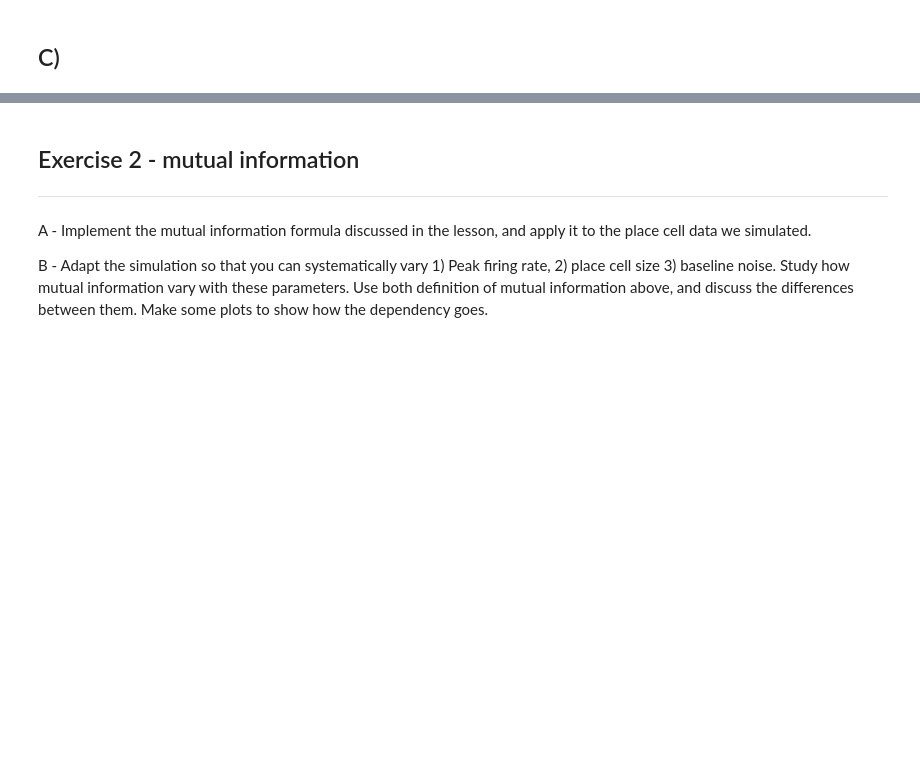
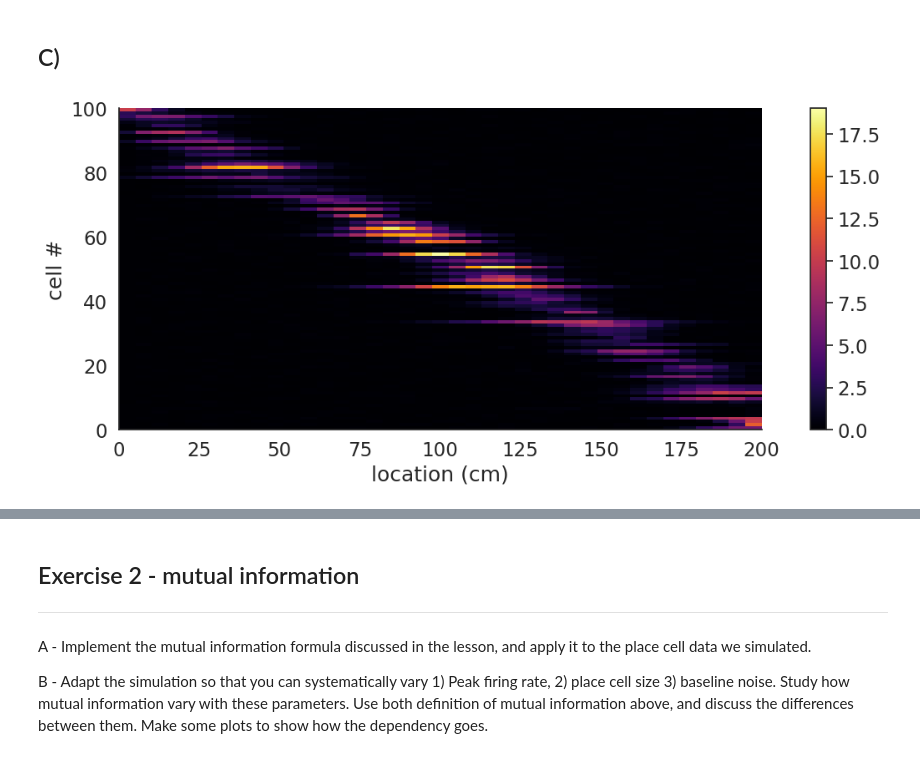
Before and after one commit to TSchwierz/NeuroAnalysis, a Jupyter notebook: TCexercise.ipynb, the cells around one changed output, grey strips where cells are left out. Saved outputs shown, nothing was run; the diff lists cells and outputs as text; code cells hidden in the pictures; blank space fills up the shorter version.

```diff
--- a/TCexercise.ipynb
+++ b/TCexercise.ipynb
@@ -82,8 +83,8 @@ spikes = []
 for i in tqdm(range(n_cells)):
     inst_rate = true_firing_rate_maps[i,x_sampling.astype(np.int32)] + noise_firing_rate
     spikes_loc = np.random.poisson(inst_rate/sampling_rate)
-    sp = np.argwhere(spikes_loc)
-    t_sp = t_sampling[sp]
+    sp_ = np.argwhere(spikes_loc)
+    t_sp = t_sampling[sp_]
     spikes.append(t_sp)
 
 spike_positions = [np.interp(s, t, x) for s in spikes]
@@ -127,2 +128,37 @@ plt.show()
 # %% [markdown]
 ## C)
+# %%
+bins = np.arange(0., track_length, 1)
+true_firing_rate_maps = np.zeros((n_cells, len(bins)))
+for i in range(n_cells):
+    true_firing_rate_maps[i,:] = pf_rate[i] * np.exp(-((bins-pf_centers[i])**2)/(2*pf_size[i]**2))
+
+sampling_rate = 10000.
+t_sampling = np.arange(0, t[-1], 1. / sampling_rate)
+x_sampling = np.floor(np.interp(t_sampling, t, x))
+spikes = []
+sigma = 1
+
+for i in tqdm(range(n_cells)):
+    inst_rate = sp.ndimage.gaussian_filter(true_firing_rate_maps[i,x_sampling.astype(np.int32)], sigma)
+    spikes_loc = np.random.poisson(inst_rate/sampling_rate)
+    sp_ = np.argwhere(spikes_loc)
+    t_sp = t_sampling[sp_]
+    spikes.append(t_sp)
+
+space_bins = np.arange(0., 200., 5)
+spikes_hist= [np.histogram(s, space_bins)[0] for s in spike_positions]
+spikes_hist = np.vstack(spikes_hist).astype(np.float64)
+occupancy = np.histogram(x, space_bins)[0] /  fps
+firing_rate_maps = spikes_hist / occupancy
+
+plt.figure(figsize=(15,5))
+peak_locations = firing_rate_maps.argmax(axis=1)
+ix = np.argsort(peak_locations)
+plt.imshow(firing_rate_maps[ix,:], cmap='inferno', extent = [0, 200, 0, n_cells])
+plt.xlabel('location (cm)')
+plt.ylabel('cell #')
+plt.colorbar()
+plt.show()
+# %% [output]
+[figure, added]
```
Also changed, not shown: parts of 5 cells of this notebook, 1 other file.
